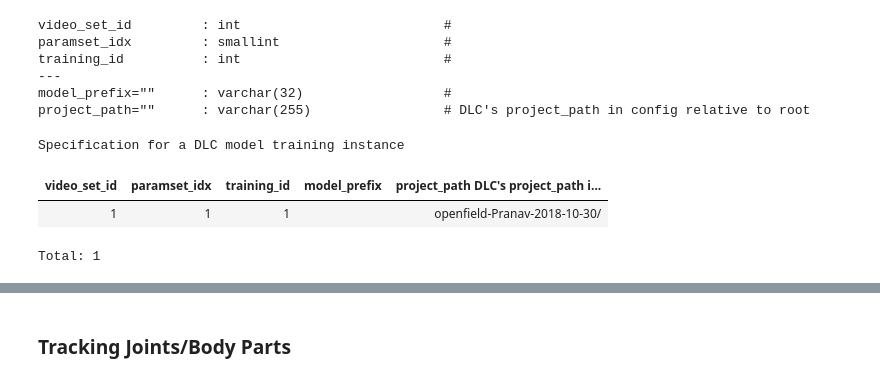
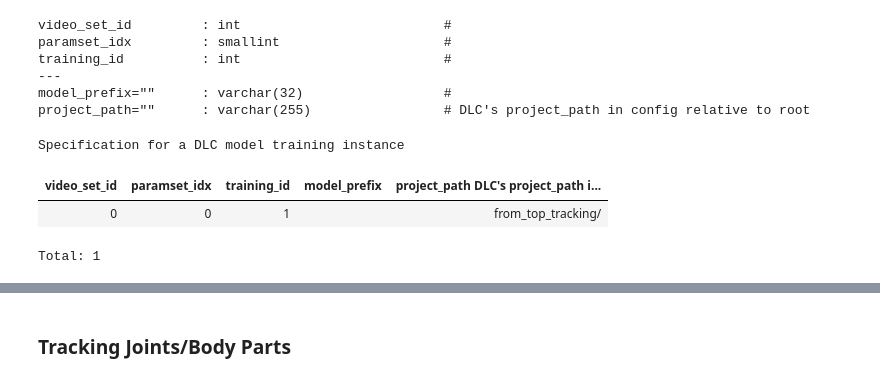
Before and after one commit to datajoint/element-deeplabcut, a Jupyter notebook: notebooks/03-Process.ipynb, the cells around one changed output, grey strips where cells are left out. Drawn from its saved outputs; the diff is of its cells as text; code cells hidden in the pictures.

```diff
--- a/notebooks/03-Process.ipynb
+++ b/notebooks/03-Process.ipynb
@@ -132,14 +151,17 @@ training_id          : int                          #
 model_prefix=""      : varchar(32)                  #
 project_path=""      : varchar(255)                 # DLC's project_path in config relative to root
 # %%
-key={'video_set_id': 1, 'paramset_idx':1,'training_id':1,
-     'project_path':'openfield-Pranav-2018-10-30/'}
+key={'video_set_id': 0,
+     'paramset_idx':0,
+     'training_id': 1,
+     'project_path':'from_top_tracking/'
+     }
 train.TrainingTask.insert1(key, skip_duplicates=True)
 train.TrainingTask()
 # %% [output]
 Specification for a DLC model training instance
 | video_set_id | paramset_idx | training_id | model_prefix | project_path DLC's project_path i... |
-| 1 | 1 | 1 |  | openfield-Pranav-2018-10-30/ |
+| 0 | 0 | 1 |  | from_top_tracking/ |
 Total: 1
 # %%
 train.ModelTraining.populate()
```
Also changed, not shown: parts of 84 cells of this notebook, 10 other files.
